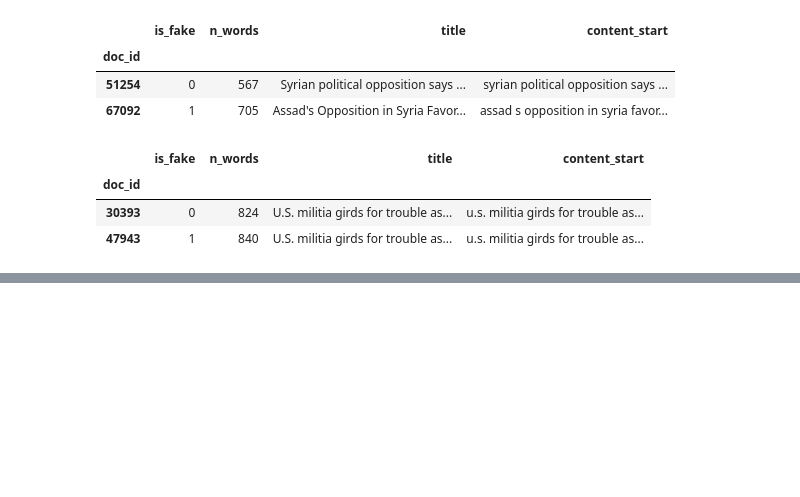
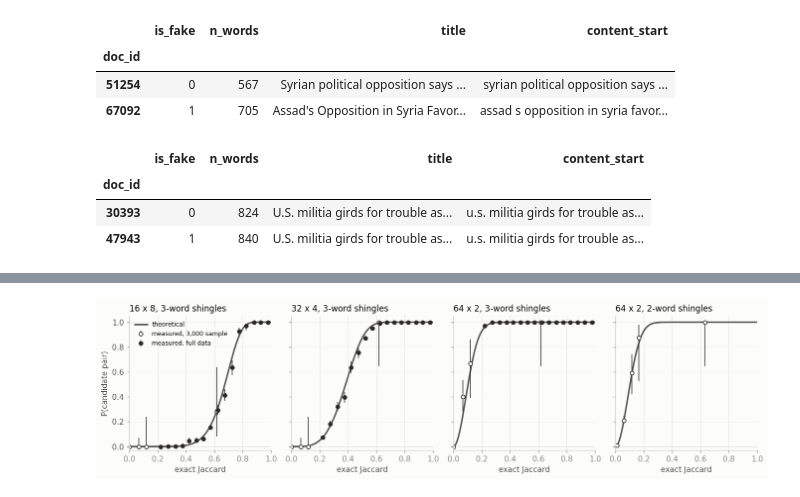
Before and after one commit to FergadakisN/Fake_news_recognition, a Jupyter notebook: notebooks/04-minhash-lsh.ipynb, the cells around one changed output, grey strips where cells are left out. Saved outputs shown, nothing was run; the diff lists cells and outputs as text; code cells hidden in the pictures; blank space fills up the shorter version.

```diff
--- a/notebooks/04-minhash-lsh.ipynb
+++ b/notebooks/04-minhash-lsh.ipynb
@@ -49,0 +35,30 @@ print(f"{len(clean):,} cleaned articles, {labels.mean():.1%} fake; threshold use
+# %%
+%load_ext autoreload
+%autoreload 2
+
+import json
+import time
+
+import matplotlib.pyplot as plt
+import numpy as np
+import pandas as pd
+
+from fake_news import config
+from fake_news.data import load_clean, load_splits
+from fake_news.data.split import check_split
+from fake_news.similarity import lsh, lsh_eval, minhash, plots
+from fake_news.similarity import lsh_features as lf
+from fake_news.similarity import near_duplicates as nd
+from fake_news.similarity import paraphrases as pp
+from fake_news.similarity.shingles import jaccard, shingle_ids, words
+
+pd.set_option("display.max_colwidth", 90)
+pd.set_option("display.width", 220)
+plots.use_style()
+REPORT = nd.REPORT_DIR   # reports/minhash/
+
+clean = load_clean(columns=["title", "content", "n_words"])
+labels = clean.set_index("doc_id")["is_fake"]
+report = json.loads((REPORT / "near_dup_summary.json").read_text())  # written by the script
+THRESHOLD = report["settings"]["threshold"]
+print(f"{len(clean):,} cleaned articles, {labels.mean():.1%} fake; MinHash threshold used: {THRESHOLD}")
@@ -349,0 +576,6 @@ groups = load_groups()            # pd.Series doc_id -> group_id
+# %%
+fig = plots.s_curves(pd.read_csv(REPORT / "lsh_eval_s_curve.csv"))
+plots.save(fig, "lsh_eval_s_curves")
+plt.show()
+# %% [output]
+[figure, added]
```
Also changed, not shown: parts of 39 cells of this notebook, 5 other files.
